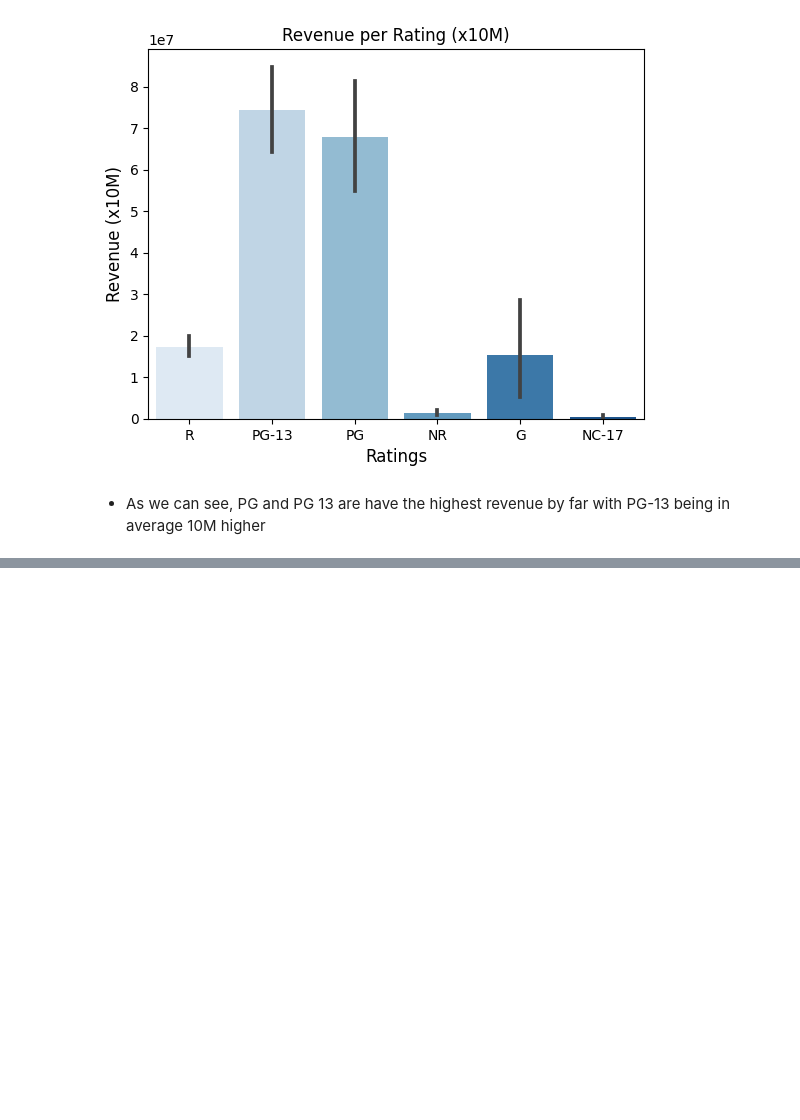
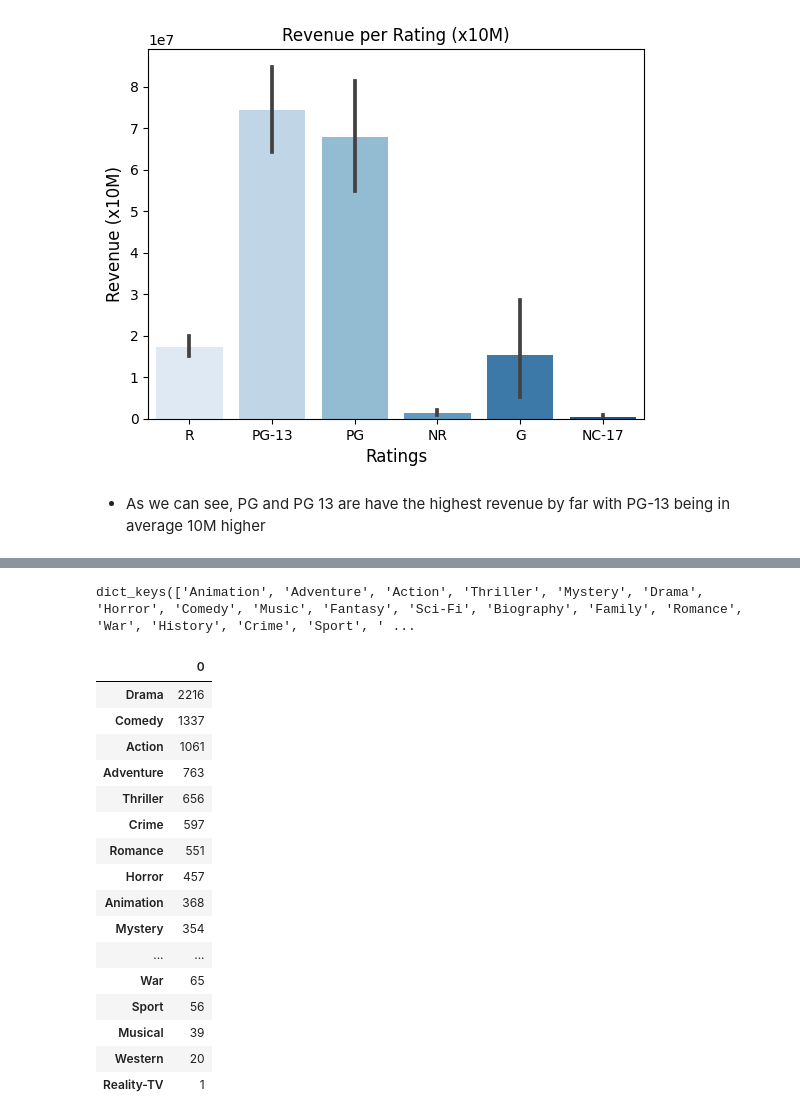
Before and after one commit to paulapipkin/Project_3_IMDB, a Jupyter notebook: Project 3 IMDB Part 4 - Hypothesis Testing.ipynb, the cells around one changed output, grey strips where cells are left out. Saved outputs shown, nothing was run; the diff lists cells and outputs as text; code cells hidden in the pictures; blank space fills up the shorter version.

```diff
--- a/Project 3 IMDB Part 4 - Hypothesis Testing.ipynb
+++ b/Project 3 IMDB Part 4 - Hypothesis Testing.ipynb
@@ -244,0 +285,37 @@ plt.title('Revenue per Rating (x10M)');
+# %%
+## Create groups dictionary.
+groups = {}
+## Loop through all unique categories
+for i in hyp2_df['genres_split'].unique():
+    ## Get series for group and rename
+    data = hyp2_df.loc[hyp2_df['genres_split']==i,'revenue'].copy()
+
+    # save into the dictionary
+    groups[i] = data
+groups.keys()
+# %% [output]
+dict_keys(['Animation', 'Adventure', 'Action', 'Thriller', 'Mystery', 'Drama', 'Horror', 'Comedy', 'Music', 'Fantasy', 'Sci-Fi', 'Biography', 'Family', 'Romance', 'War', 'History', 'Crime', 'Sport', ' ...
+# %%
+#Because there are so many genres, let's check how much data per genre
+
+length_dict = {key: len(value) for key, value in groups.items()}
+sort_genre = pd.DataFrame.from_dict(length_dict, orient='index').sort_values(by=0, ascending=False)
+sort_genre.head(30)
+# %% [output]
+|  | 0 |
+| Drama | 2216 |
+| Comedy | 1337 |
+| Action | 1061 |
+| Adventure | 763 |
+| Thriller | 656 |
+| Crime | 597 |
+| Romance | 551 |
+| Horror | 457 |
+| Animation | 368 |
+| Mystery | 354 |
+| ... | ... |
+| War | 65 |
+| Sport | 56 |
+| Musical | 39 |
+| Western | 20 |
+| Reality-TV | 1 |
```
Also changed, not shown: parts of 29 cells of this notebook.
